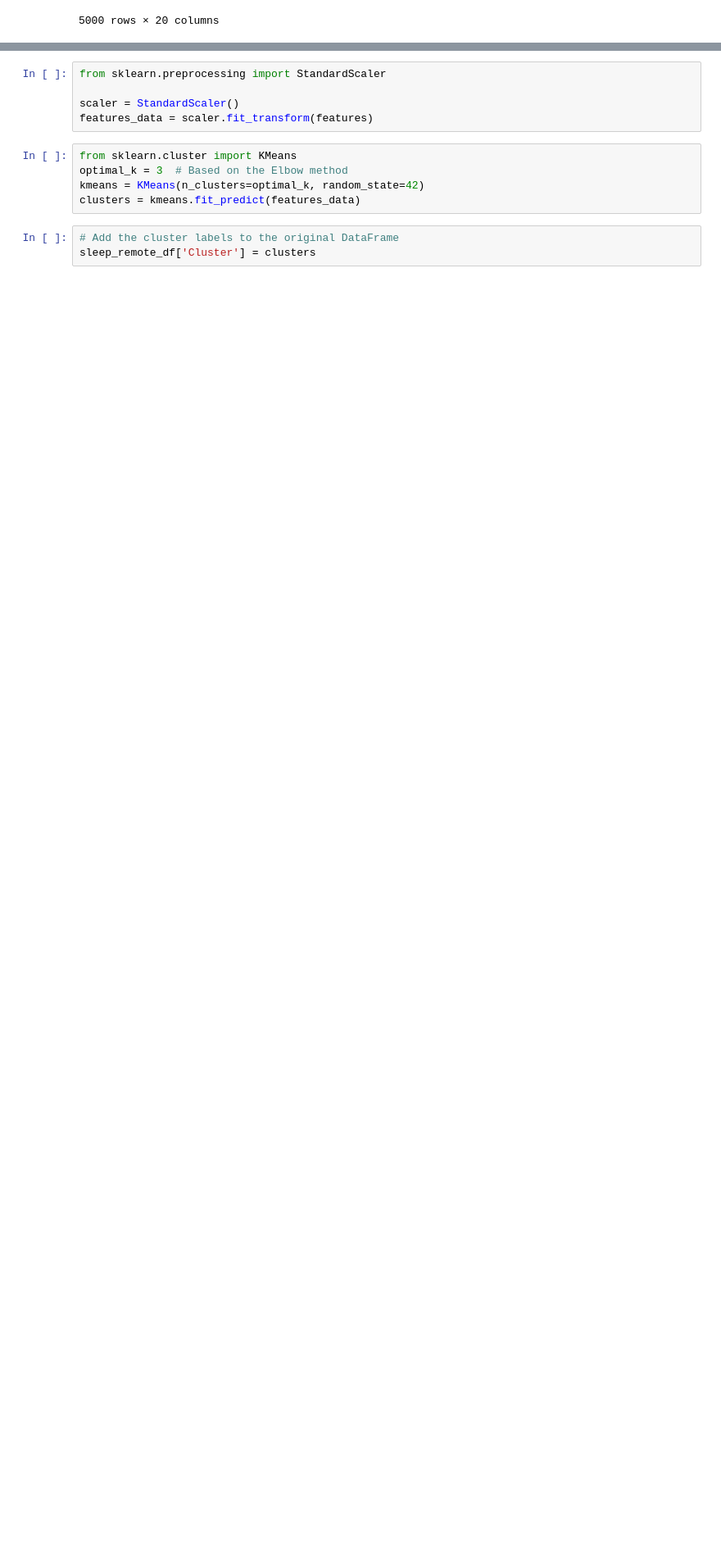
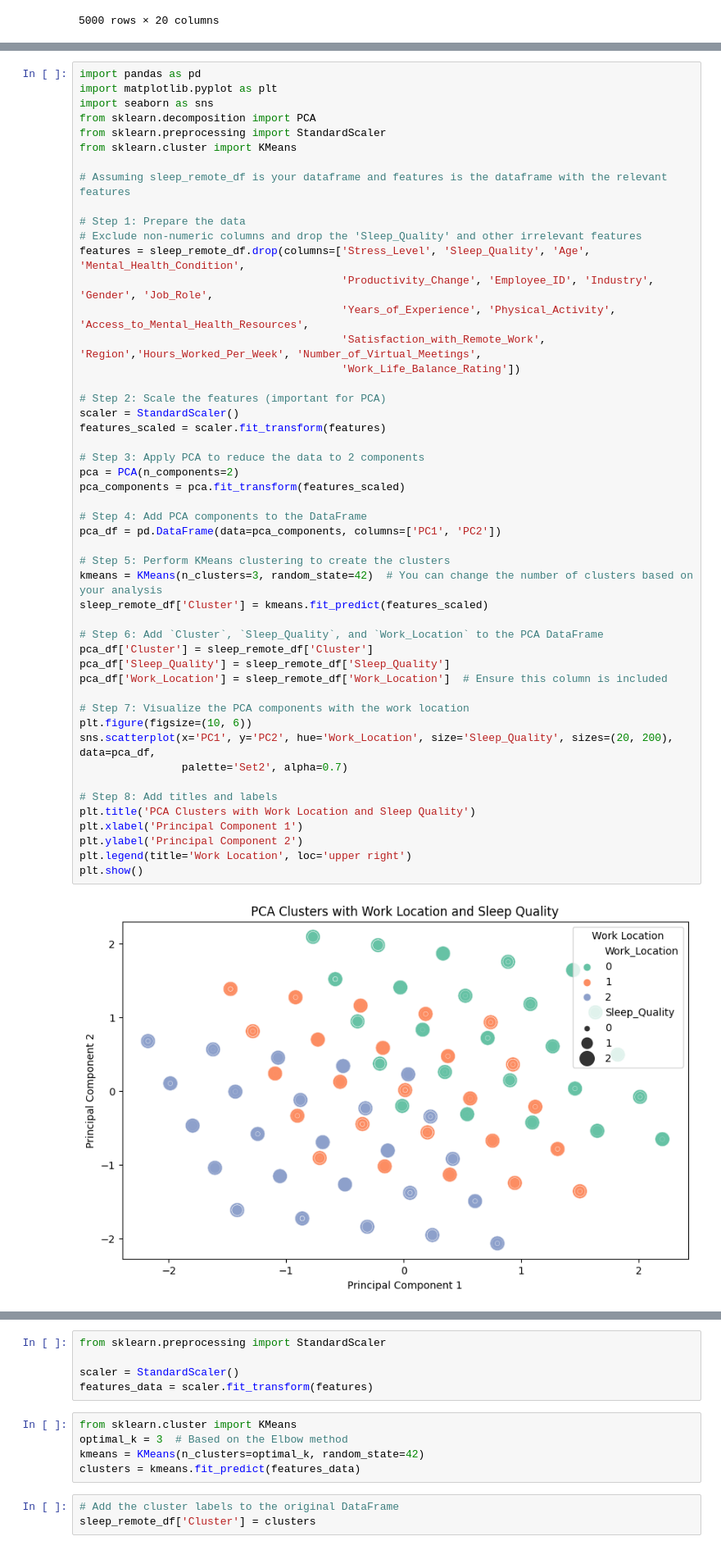
Before and after one commit to thecolombian/Unlocking_happiness, a Jupyter notebook: mariem_project4/SleepRegions.ipynb, the cells around one changed output, grey strips where cells are left out. Shown at 82% size. Cells and saved outputs as stored; diff of their text form; blank space fills up the shorter version.

```diff
--- a/mariem_project4/SleepRegions.ipynb
+++ b/mariem_project4/SleepRegions.ipynb
@@ -64,0 +248,51 @@ sleep_remote_df
+# %%
+import pandas as pd
+import matplotlib.pyplot as plt
+import seaborn as sns
+from sklearn.decomposition import PCA
+from sklearn.preprocessing import StandardScaler
+from sklearn.cluster import KMeans
+
+# Assuming sleep_remote_df is your dataframe and features is the dataframe with the relevant features
+
+# Step 1: Prepare the data
+# Exclude non-numeric columns and drop the 'Sleep_Quality' and other irrelevant features
+features = sleep_remote_df.drop(columns=['Stress_Level', 'Sleep_Quality', 'Age', 'Mental_Health_Condition',
+                                         'Productivity_Change', 'Employee_ID', 'Industry', 'Gender', 'Job_Role',
+                                         'Years_of_Experience', 'Physical_Activity', 'Access_to_Mental_Health_Resources',
+                                         'Satisfaction_with_Remote_Work', 'Region','Hours_Worked_Per_Week', 'Number_of_Virtual_Meetings',
+                                         'Work_Life_Balance_Rating'])
+
+# Step 2: Scale the features (important for PCA)
+scaler = StandardScaler()
+features_scaled = scaler.fit_transform(features)
+
+# Step 3: Apply PCA to reduce the data to 2 components
+pca = PCA(n_components=2)
+pca_components = pca.fit_transform(features_scaled)
+
+# Step 4: Add PCA components to the DataFrame
+pca_df = pd.DataFrame(data=pca_components, columns=['PC1', 'PC2'])
+
+# Step 5: Perform KMeans clustering to create the clusters
+kmeans = KMeans(n_clusters=3, random_state=42)  # You can change the number of clusters based on your analysis
+sleep_remote_df['Cluster'] = kmeans.fit_predict(features_scaled)
+
+# Step 6: Add `Cluster`, `Sleep_Quality`, and `Work_Location` to the PCA DataFrame
+pca_df['Cluster'] = sleep_remote_df['Cluster']
+pca_df['Sleep_Quality'] = sleep_remote_df['Sleep_Quality']
+pca_df['Work_Location'] = sleep_remote_df['Work_Location']  # Ensure this column is included
+
+# Step 7: Visualize the PCA components with the work location
+plt.figure(figsize=(10, 6))
+sns.scatterplot(x='PC1', y='PC2', hue='Work_Location', size='Sleep_Quality', sizes=(20, 200), data=pca_df,
+                palette='Set2', alpha=0.7)
+
+# Step 8: Add titles and labels
+plt.title('PCA Clusters with Work Location and Sleep Quality')
+plt.xlabel('Principal Component 1')
+plt.ylabel('Principal Component 2')
+plt.legend(title='Work Location', loc='upper right')
+plt.show()
+# %% [output]
+[figure, added]
```
Also changed, not shown: parts of 22 cells of this notebook, 4 other files.
